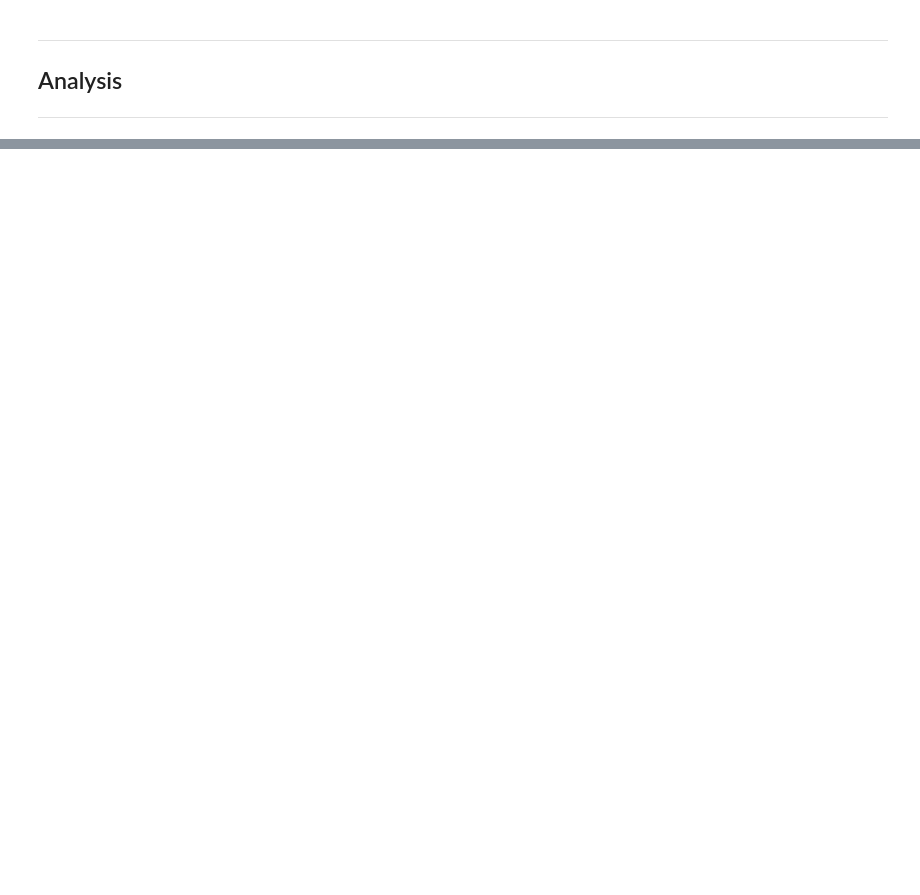
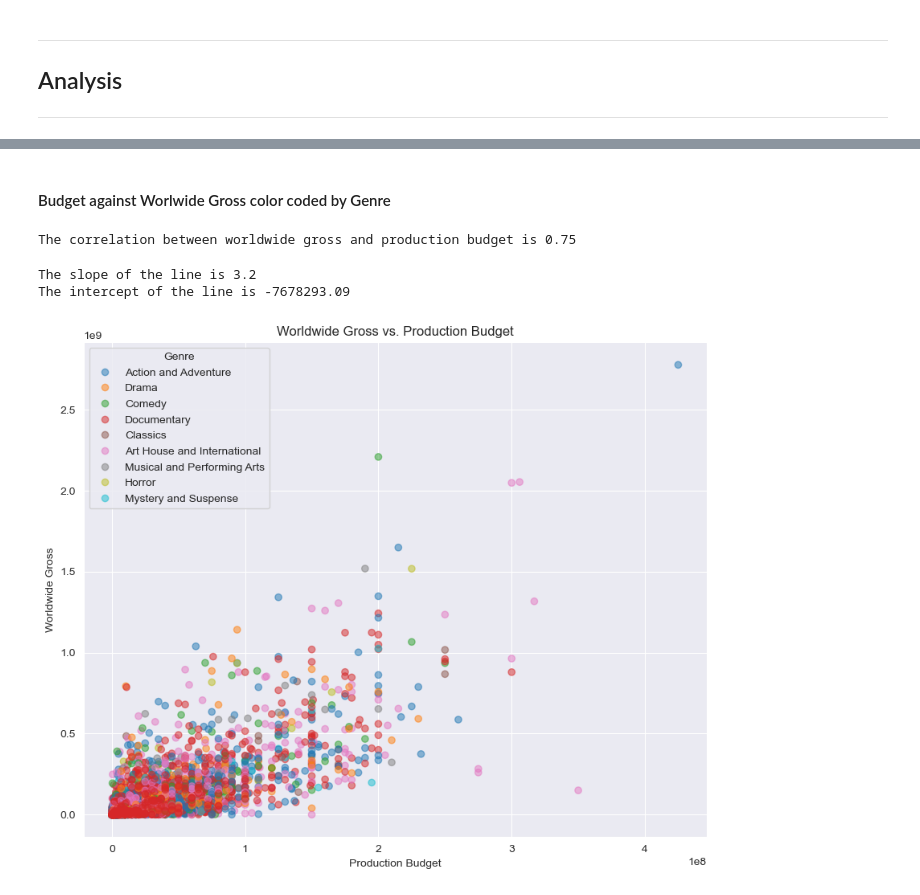
Before and after one commit to TumainiC/Movie_Analysis_Project, a Jupyter notebook: student.ipynb, the cells around one changed output, grey strips where cells are left out. Saved outputs shown, nothing was run; the diff lists cells and outputs as text; code cells hidden in the pictures; blank space fills up the shorter version.

```diff
--- a/student.ipynb
+++ b/student.ipynb
@@ -348,0 +386,55 @@ memory usage: 439.1+ KB
+# %% [markdown]
+#### Budget against Worlwide Gross color coded by Genre
+# %%
+#checking for correlation between worldwide gross and production budget using numpy
+# Calculate the correlation between worldwide gross and production budget
+correlation = np.corrcoef(cost_info['worldwide_gross'], cost_info['production_budget'])[0, 1]
+print(f"The correlation between worldwide gross and production budget is {correlation.round(2)}")
+# %% [output]
+The correlation between worldwide gross and production budget is 0.75
+# %%
+#Simple linear model to show the relationship between worldwide gross and production budget
+# Import the linear model function from sklearn
+from sklearn.linear_model import LinearRegression
+
+# Create the linear regression model
+model = LinearRegression()
+
+# Fit the model to the data
+model.fit(cost_info[['production_budget']], cost_info['worldwide_gross'])
+
+# Get the slope and intercept of the line
+slope = model.coef_[0]
+intercept = model.intercept_
+
+# Print the slope and intercept
+print(f"The slope of the line is {slope.round(2)}")
+print(f"The intercept of the line is {intercept.round(2)}")
+# %% [output]
+The slope of the line is 3.2
+The intercept of the line is -7678293.09
+# %%
+#graph showing distribution of worldwide gross for different genres using box plot
+import seaborn as sns
+sns.set_style('darkgrid')
+
+# Create the scatter plot
+fig, ax = plt.subplots(figsize=(10, 8))
+scatter = ax.scatter(cost_info['production_budget'], cost_info['worldwide_gross'],
+                     c=cost_info['genre1'].astype('category').cat.codes,cmap='tab10', alpha=0.5)
+
+# Get unique genres and their corresponding labels
+unique_genres = cost_info['genre1'].unique()
+genre_labels = [str(x) for x in unique_genres]  # Convert genres to strings
+
+# Create a legend using scatter plot elements and custom labels
+plt.legend(scatter.legend_elements()[0], genre_labels, title='Genre', loc='upper left')
+
+# Add labels and title
+ax.set_title('Worldwide Gross vs. Production Budget')
+ax.set_xlabel('Production Budget')
+ax.set_ylabel('Worldwide Gross')
+
+plt.show()
+# %% [output]
+[figure, added]
```
Also changed, not shown: parts of 19 cells of this notebook.
